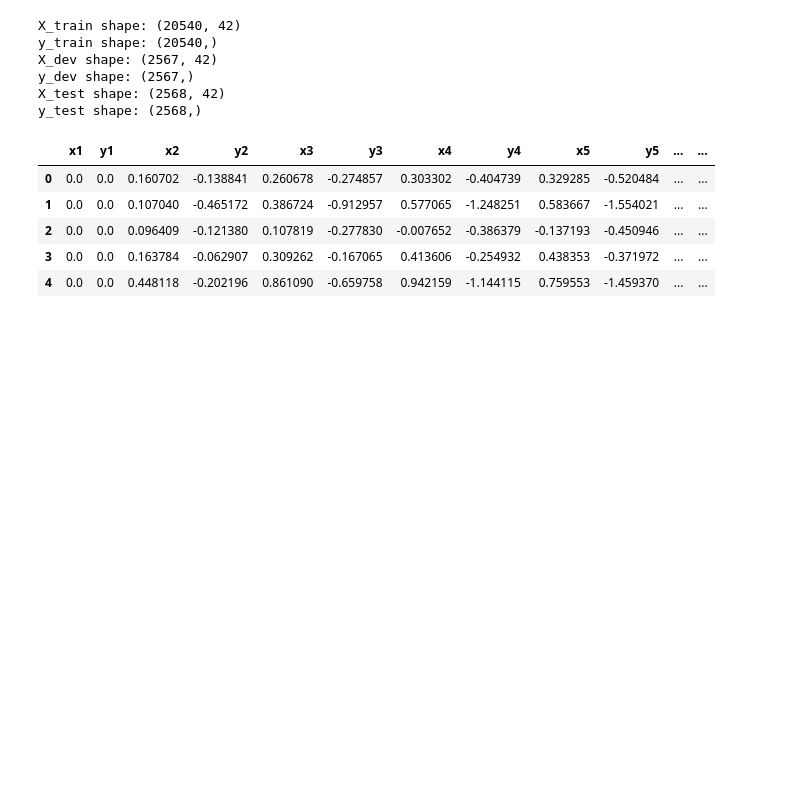
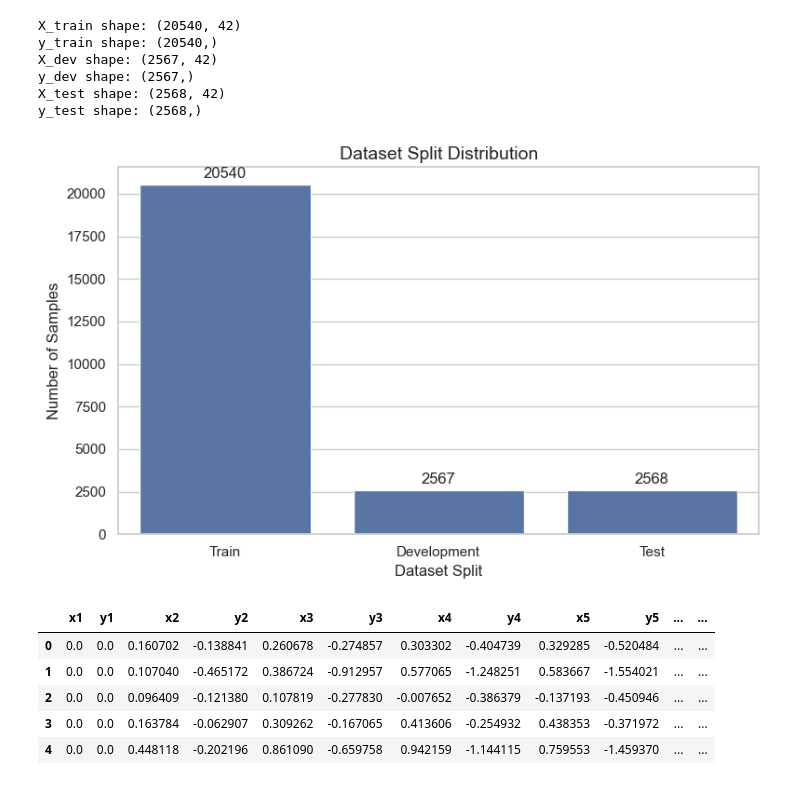
Before and after one commit to Aliha7ish/Hand_Landmarks_Detection, a Jupyter notebook: experiments/experiment_models.ipynb, the cells around one changed output. Drawn from its saved outputs; the diff is of its cells as text; code cells hidden in the pictures; blank space fills up the shorter version.

```diff
--- a/experiments/experiment_models.ipynb
+++ b/experiments/experiment_models.ipynb
@@ -32,6 +31,14 @@ X_dev shape: (2567, 42)
 y_dev shape: (2567,)
 X_test shape: (2568, 42)
 y_test shape: (2568,)
+# %%
+plot_dataset_split_distribution(
+    y_train,
+    y_dev,
+    y_test
+)
+# %% [output]
+[figure, added]
 # %%
 X_train[:5]
 # %% [output]
```
Also changed, not shown: parts of 14 cells of this notebook, 7 other files.
